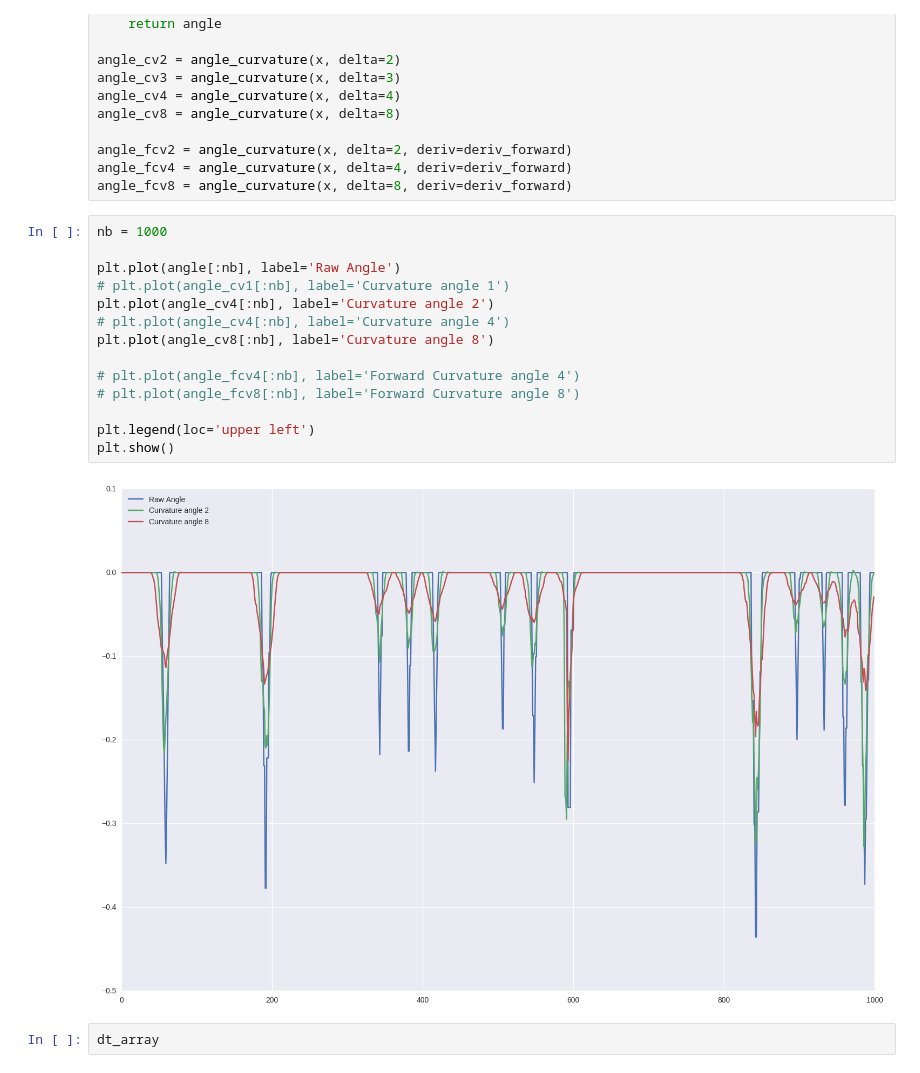
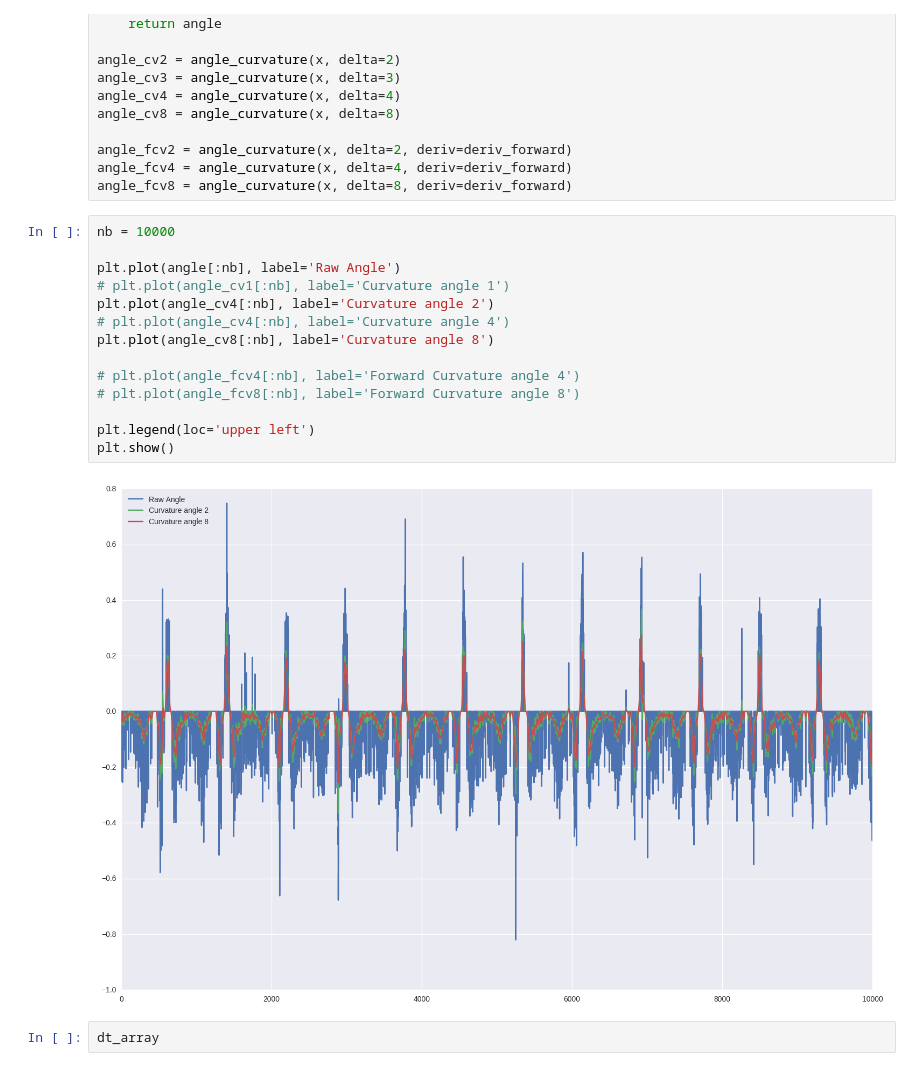
Before and after one commit to balancap/SDC-Behavioral-Cloning, a Jupyter notebook: behavioral-cloning.ipynb, the cells around one changed output. Cells and saved outputs as stored; diff of their text form.

```diff
--- a/behavioral-cloning.ipynb
+++ b/behavioral-cloning.ipynb
@@ -190,21 +193,21 @@ angle_fcv2 = angle_curvature(x, delta=2, deriv=deriv_forward)
 angle_fcv4 = angle_curvature(x, delta=4, deriv=deriv_forward)
 angle_fcv8 = angle_curvature(x, delta=8, deriv=deriv_forward)
 # %%
-nb = 1000
+nb = 10000
 
 plt.plot(angle[:nb], label='Raw Angle')
 # plt.plot(angle_cv1[:nb], label='Curvature angle 1')
 plt.plot(angle_cv4[:nb], label='Curvature angle 2')
 # plt.plot(angle_cv4[:nb], label='Curvature angle 4')
 plt.plot(angle_cv8[:nb], label='Curvature angle 8')
 
 # plt.plot(angle_fcv4[:nb], label='Forward Curvature angle 4')
 # plt.plot(angle_fcv8[:nb], label='Forward Curvature angle 8')
 
 plt.legend(loc='upper left')
 plt.show()
 # %% [output]
-[figure, old version]
+[figure, new version]
 # %%
 dt_array
 # %% [output]
```
Also changed, not shown: parts of 4 cells of this notebook, 2 other files.
